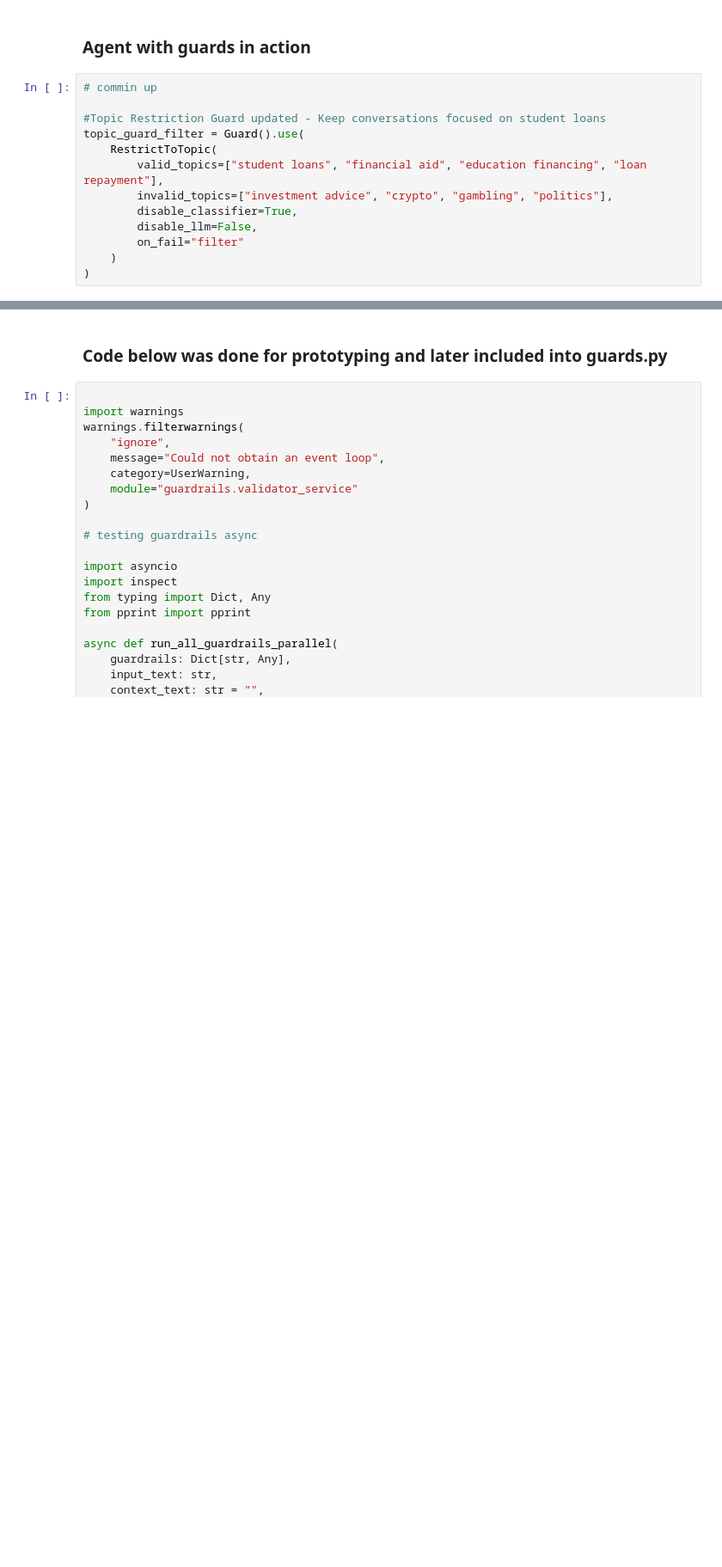
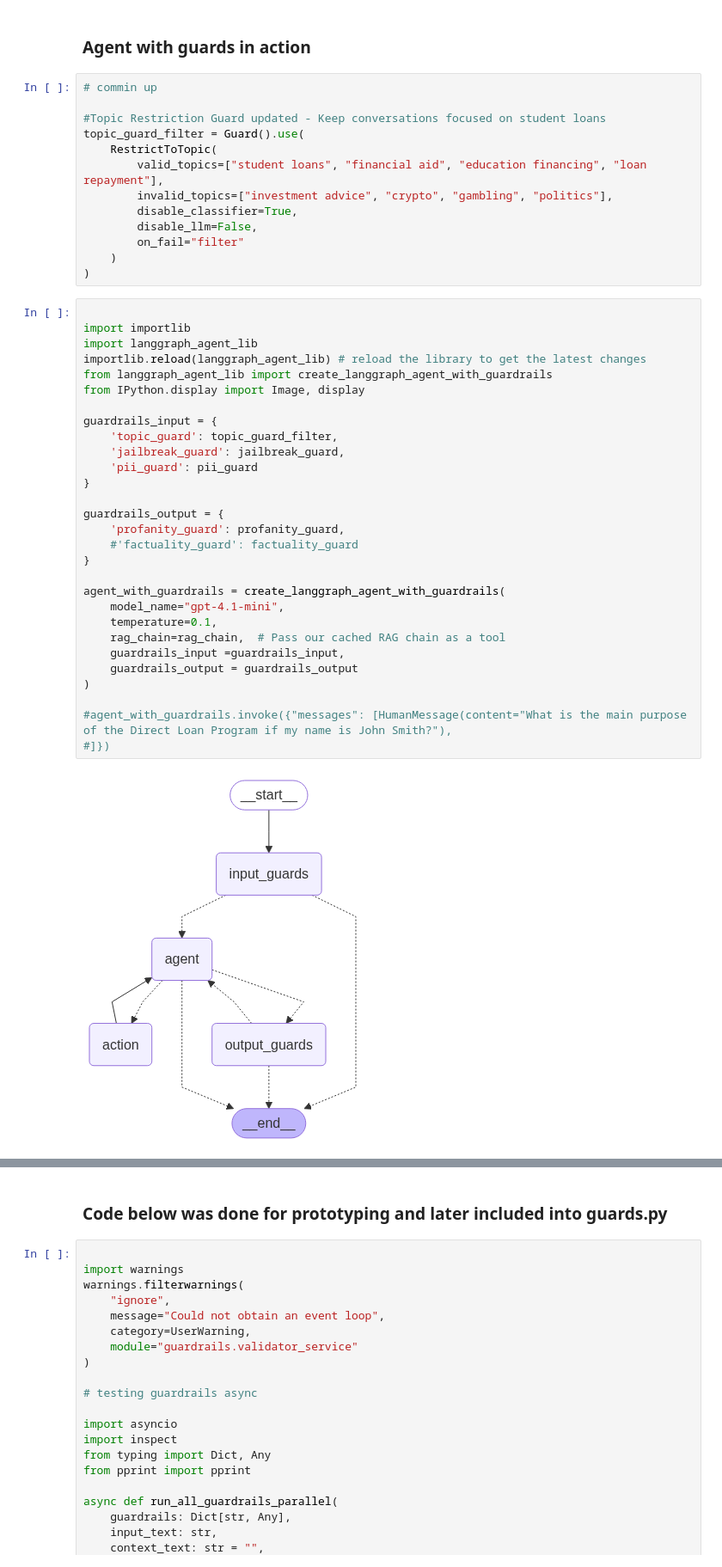
Before and after one commit to jsmejia78/AIE7, a Jupyter notebook: 16_Production_RAG_and_Guardrails/Prototyping_LangChain_Application_with_Production_Minded_Changes_Assignment.ipynb, the cells around one changed output, grey strips where cells are left out. Shown at 86% size. Cells and saved outputs as stored; diff of their text form; blank space fills up the shorter version.

Commit message:
latest notebook with updates

```diff
--- a/16_Production_RAG_and_Guardrails/Prototyping_LangChain_Application_with_Production_Minded_Changes_Assignment.ipynb
+++ b/16_Production_RAG_and_Guardrails/Prototyping_LangChain_Application_with_Production_Minded_Changes_Assignment.ipynb
@@ -1020,3 +1021,34 @@ topic_guard_filter = Guard().use(
         on_fail="filter"
     )
 )
+# %%
+
+import importlib
+import langgraph_agent_lib
+importlib.reload(langgraph_agent_lib) # reload the library to get the latest changes
+from langgraph_agent_lib import create_langgraph_agent_with_guardrails
+from IPython.display import Image, display
+
+guardrails_input = {
+    'topic_guard': topic_guard_filter,
+    'jailbreak_guard': jailbreak_guard,
+    'pii_guard': pii_guard
+}
+
+guardrails_output = {
+    'profanity_guard': profanity_guard,
+    #'factuality_guard': factuality_guard
+}
+
+agent_with_guardrails = create_langgraph_agent_with_guardrails(
+    model_name="gpt-4.1-mini",
+    temperature=0.1,
+    rag_chain=rag_chain,  # Pass our cached RAG chain as a tool
+    guardrails_input =guardrails_input,
+    guardrails_output = guardrails_output
+)
+
+#agent_with_guardrails.invoke({"messages": [HumanMessage(content="What is the main purpose of the Direct Loan Program if my name is John Smith?"),
+#]})
+# %% [output]
+[figure, added]
```
Also changed, not shown: parts of 4 cells of this notebook, 2 other files.
